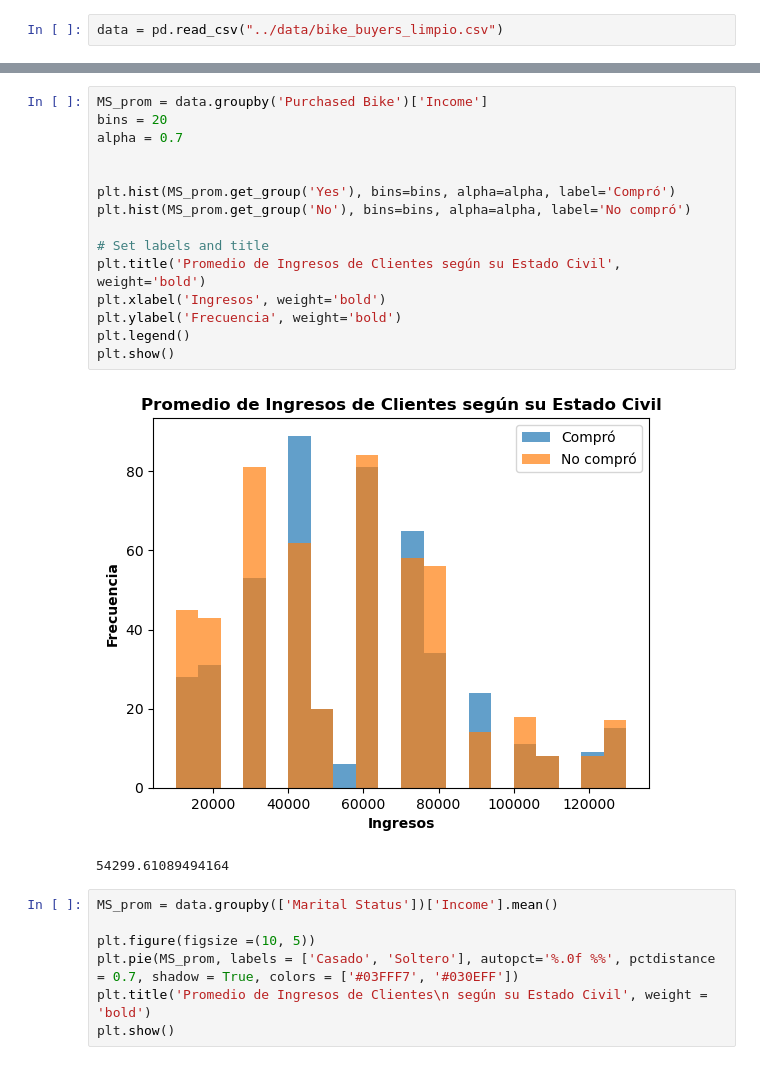
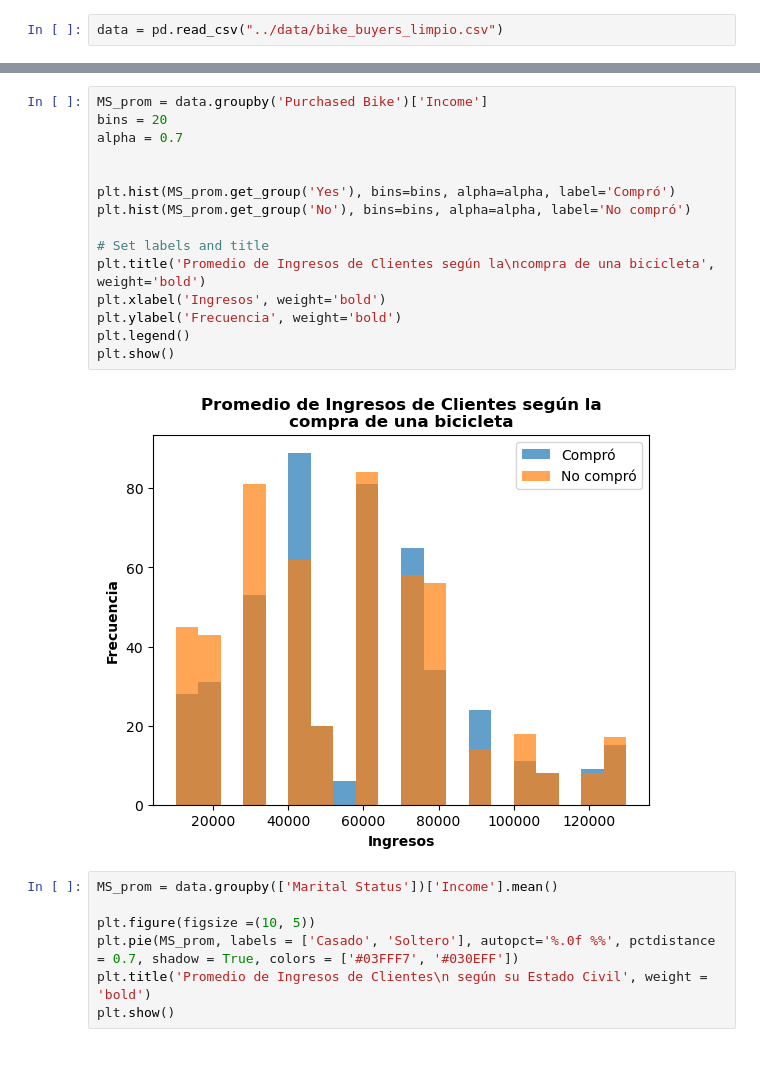
Before and after one commit to ZoroAZ/FDS-2023-1-CC52, a Jupyter notebook: code/Gráficos.ipynb, the cells around one changed output, grey strips where cells are left out. Drawn from its saved outputs; the diff is of its cells as text.

```diff
--- a/code/Gráficos.ipynb
+++ b/code/Gráficos.ipynb
@@ -17,21 +17,20 @@ data.head()
 # %%
 MS_prom = data.groupby('Purchased Bike')['Income']
 bins = 20
 alpha = 0.7
 
 
 plt.hist(MS_prom.get_group('Yes'), bins=bins, alpha=alpha, label='Compró')
 plt.hist(MS_prom.get_group('No'), bins=bins, alpha=alpha, label='No compró')
 
 # Set labels and title
-plt.title('Promedio de Ingresos de Clientes según su Estado Civil', weight='bold')
+plt.title('Promedio de Ingresos de Clientes según la\ncompra de una bicicleta', weight='bold')
 plt.xlabel('Ingresos', weight='bold')
 plt.ylabel('Frecuencia', weight='bold')
 plt.legend()
 plt.show()
 # %% [output]
-[figure, old version]
+[figure, new version]
-54299.61089494164
 # %%
 MS_prom = data.groupby(['Marital Status'])['Income'].mean()
 
```
